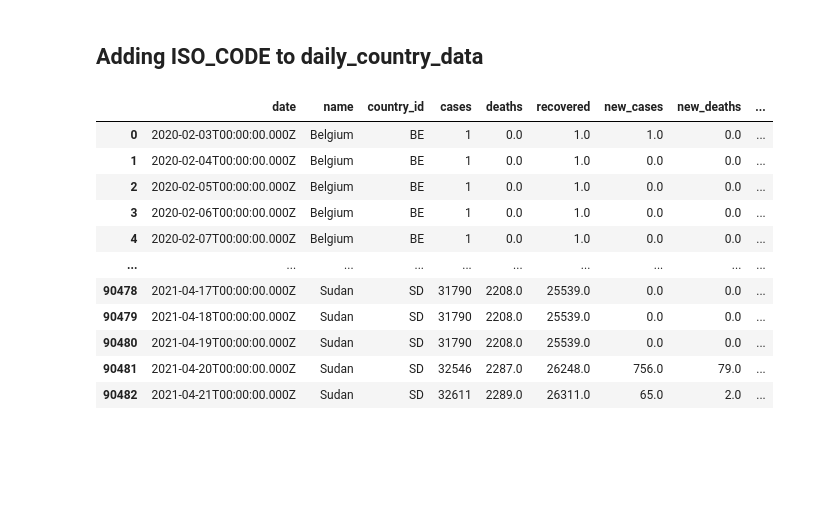
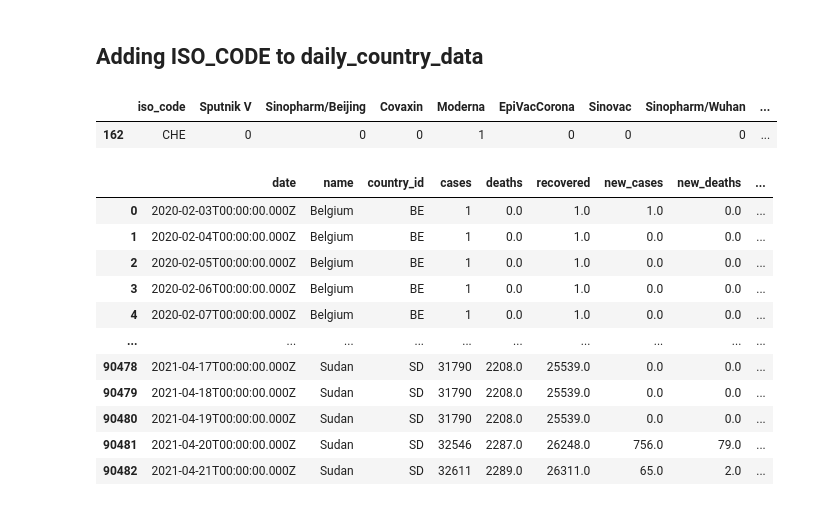
Before and after one commit to EPFLiGHT/What-If_model, a Jupyter notebook: data/final_data_generator.ipynb, the cells around one changed output. Drawn from its saved outputs; the diff is of its cells as text; code cells hidden in the pictures; blank space fills up the shorter version.

```diff
--- a/data/final_data_generator.ipynb
+++ b/data/final_data_generator.ipynb
@@ -15,6 +15,11 @@ vaccinations = pd.read_csv('./vaccinations/vaccinations.csv')
 type_of_vax_country = pd.read_csv('./vaccinations/type_of_vax.csv')
 # %% [markdown]
 ## Adding ISO_CODE to daily_country_data
+# %%
+type_of_vax_country[type_of_vax_country['iso_code'] == 'CHE']
+# %% [output]
+|  | iso_code | Sputnik V | Sinopharm/Beijing | Covaxin | Moderna | EpiVacCorona | Sinovac | Sinopharm/Wuhan | ... |
+| 162 | CHE | 0 | 0 | 0 | 1 | 0 | 0 | 0 | ... |
 # %%
 daily_country_data_columns = [
         'date',
```
Also changed, not shown: parts of 1 cell of this notebook, 3 other files.
